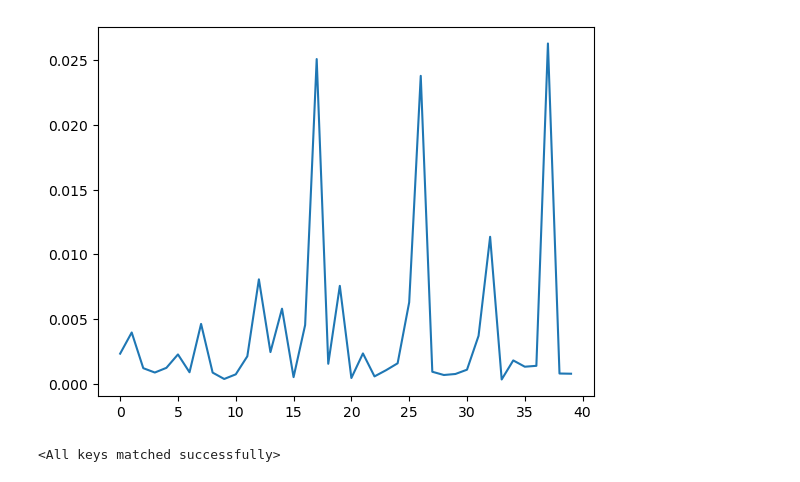
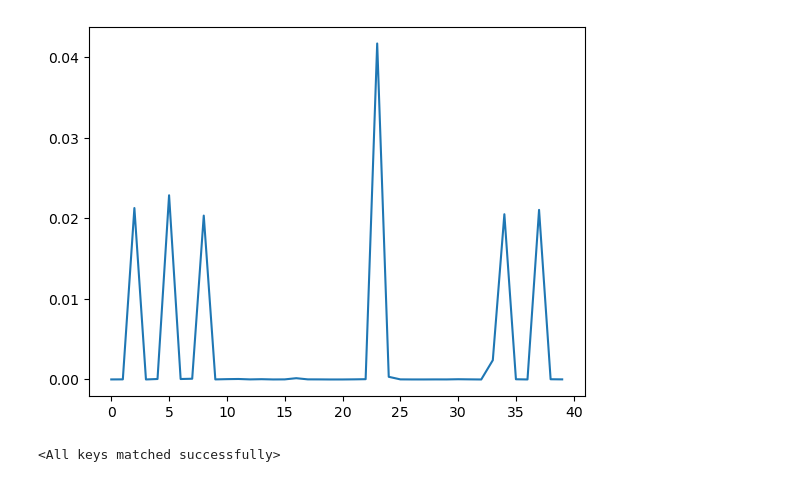
Before and after one commit to landoskape/mcn2024-psets, a Jupyter notebook: intrinsic-excitability/task.ipynb, the cells around one changed output. Cells and saved outputs as stored; diff of their text form; code cells hidden in the pictures.

```diff
--- a/intrinsic-excitability/task.ipynb
+++ b/intrinsic-excitability/task.ipynb
@@ -25,12 +27,12 @@ from analysis import load_perturbation, load_job, load_results, test_and_perturb
 # %%
-jobid = 44
+jobid = 43
 train_loss, train_accuracy, train_evidence, train_fixation = load_results(jobid)
 
 plt.close('all')
 plt.plot(train_loss[:, -1])
 plt.show()
 # %% [output]
-[figure, old version]
+[figure, new version]
 # %%
 # Load trained model and results
 
```
Also changed, not shown: parts of 6 cells of this notebook, 15 other files.
